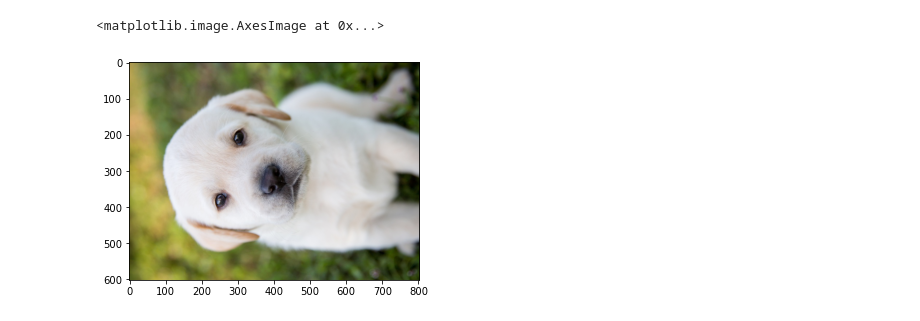
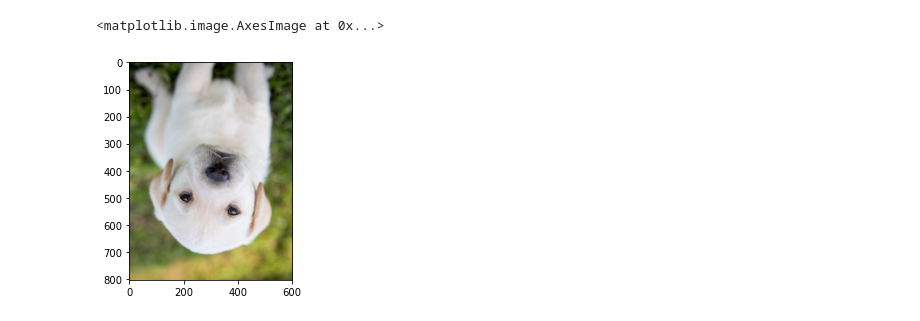
Before and after one commit to Archanatshinod/DSMLAB, a Jupyter notebook: imagerotation.ipynb, the cells around one changed output. Saved outputs shown, nothing was run; the diff lists cells and outputs as text; code cells hidden in the pictures.

```diff
--- a/imagerotation.ipynb
+++ b/imagerotation.ipynb
@@ -1,12 +1,12 @@
 # %%
 import numpy as np
 from PIL import Image
 from scipy import ndimage
 from matplotlib import pyplot as plt
 a=Image.open('dog.jpg')
 b=np.array(a)
-c=ndimage.rotate(b,90)
+c=ndimage.rotate(b,180)
 plt.imshow(c)
 # %% [output]
 <matplotlib.image.AxesImage at 0x...>
-[figure, old version]
+[figure, new version]
```
Also changed, not shown: parts of 1 cell of this notebook.
